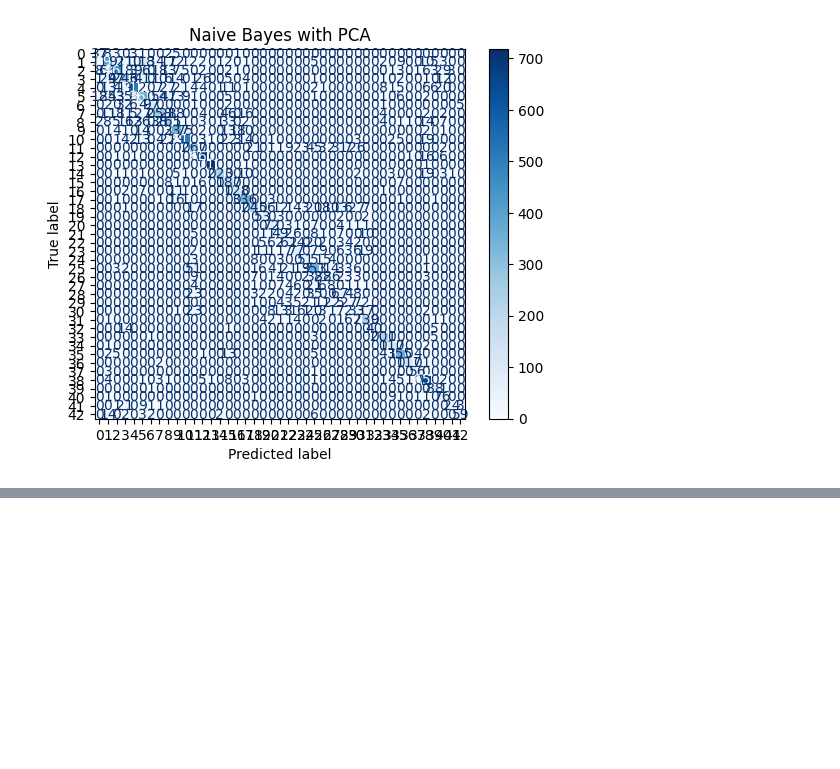
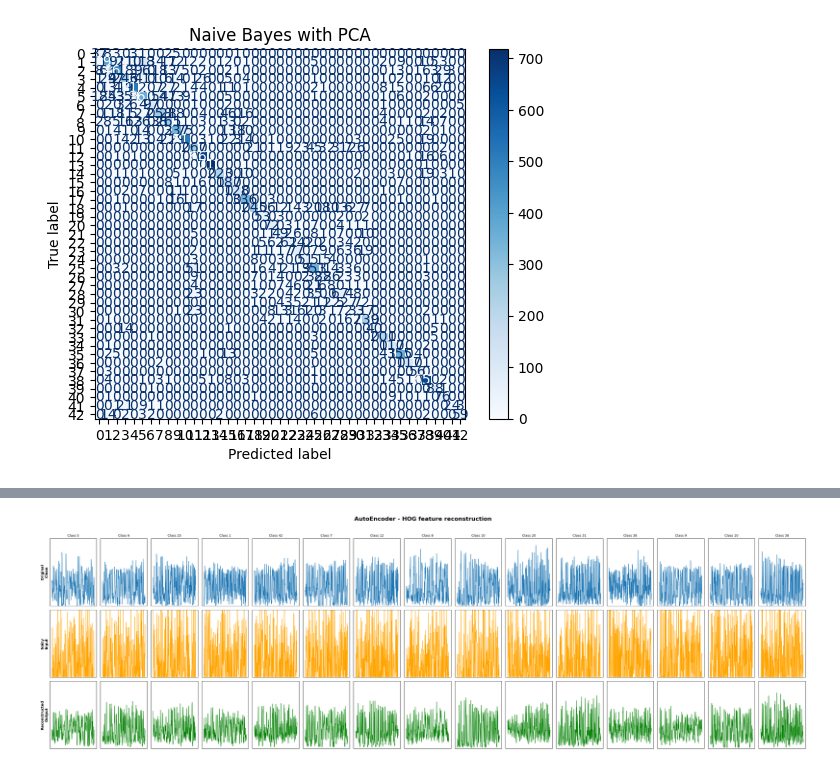
Before and after one commit to Engshadow/Autonomous-Vehicle-Perception-Module, a Jupyter notebook: Project.ipynb, the cells around one changed output, grey strips where cells are left out. Saved outputs shown, nothing was run; the diff lists cells and outputs as text; code cells hidden in the pictures; blank space fills up the shorter version.

```diff
--- a/Project.ipynb
+++ b/Project.ipynb
@@ -267,0 +399,45 @@ confusion(y_test, y_ModelNaive_pca, "Naive Bayes with PCA")
+# %%
+print("\nGenerating reconstructed features")
+x_train_reconstructed = autoencoder.predict(x_train_noisy)
+x_test_reconstructed = autoencoder.predict(x_test_noisy)
+
+n_samples = 15
+sample_indices = np.random.choice(len(x_test_normalized), n_samples, replace=False)
+
+fig, axes = plt.subplots(3, n_samples, figsize=(30, 9))
+
+for i, idx in enumerate(sample_indices):
+    #clean features
+    axes[0, i].plot(x_test_normalized[idx], linewidth=1)
+    axes[0, i].set_ylim([0, 1])
+    axes[0, i].set_xticks([])
+    axes[0, i].set_yticks([])
+    if i == 0:
+        axes[0, i].set_ylabel('Original\nClean', fontsize=10, fontweight='bold')
+
+    #Noisy features
+    axes[1, i].plot(x_test_noisy[idx], linewidth=1, color='orange')
+    axes[1, i].set_ylim([0, 1])
+    axes[1, i].set_xticks([])
+    axes[1, i].set_yticks([])
+    if i == 0:
+        axes[1, i].set_ylabel('Noisy\nInput', fontsize=10, fontweight='bold')
+
+    # Reconstructed Features
+    axes[2, i].plot(x_test_reconstructed[idx], linewidth=1, color='green')
+    axes[2, i].set_ylim([0, 1])
+    axes[2, i].set_xticks([])
+    axes[2, i].set_yticks([])
+    if i == 0:
+        axes[2, i].set_ylabel('Reconstructed\nOutput', fontsize=10, fontweight='bold')
+
+    axes[0, i].set_title(f'Class {y_test[idx]}', fontsize=9)
+
+plt.suptitle('AutoEncoder - HOG feature reconstruction', fontsize=16, fontweight='bold', y=1.02)
+plt.tight_layout()
+plt.show()
+
+mse_train = np.mean((x_train_normalized - x_train_reconstructed) ** 2)
+
+mse_test = np.mean((x_test_normalized - x_test_reconstructed) ** 2)
+# %% [output]
@@ -267,0 +447 @@ confusion(y_test, y_ModelNaive_pca, "Naive Bayes with PCA")
+[figure, added]
```
Also changed, not shown: parts of 11 cells of this notebook.
